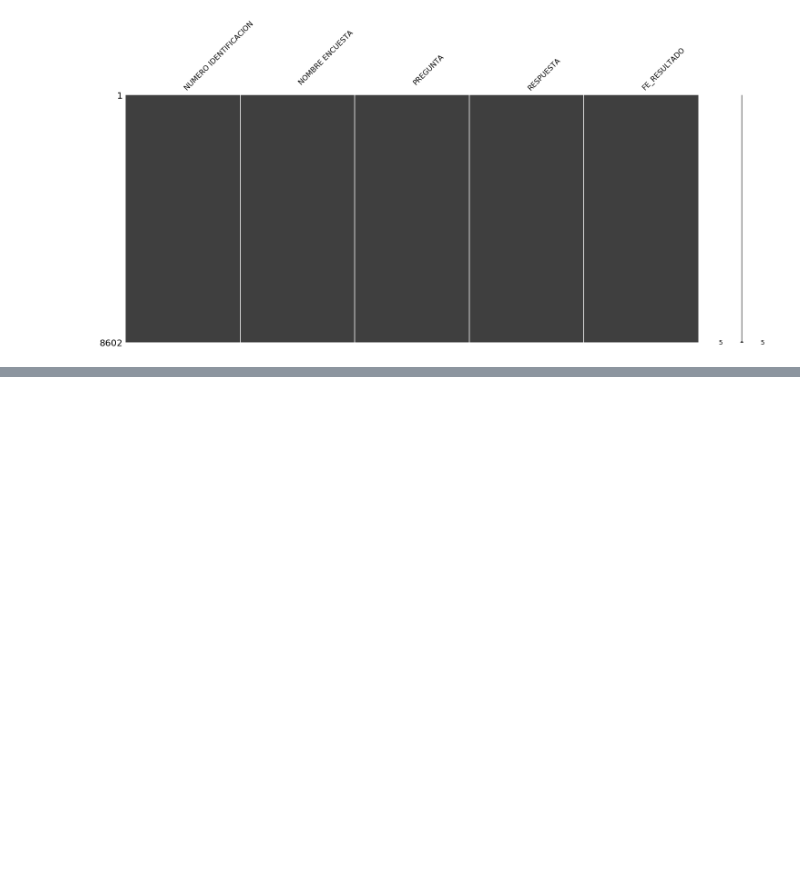
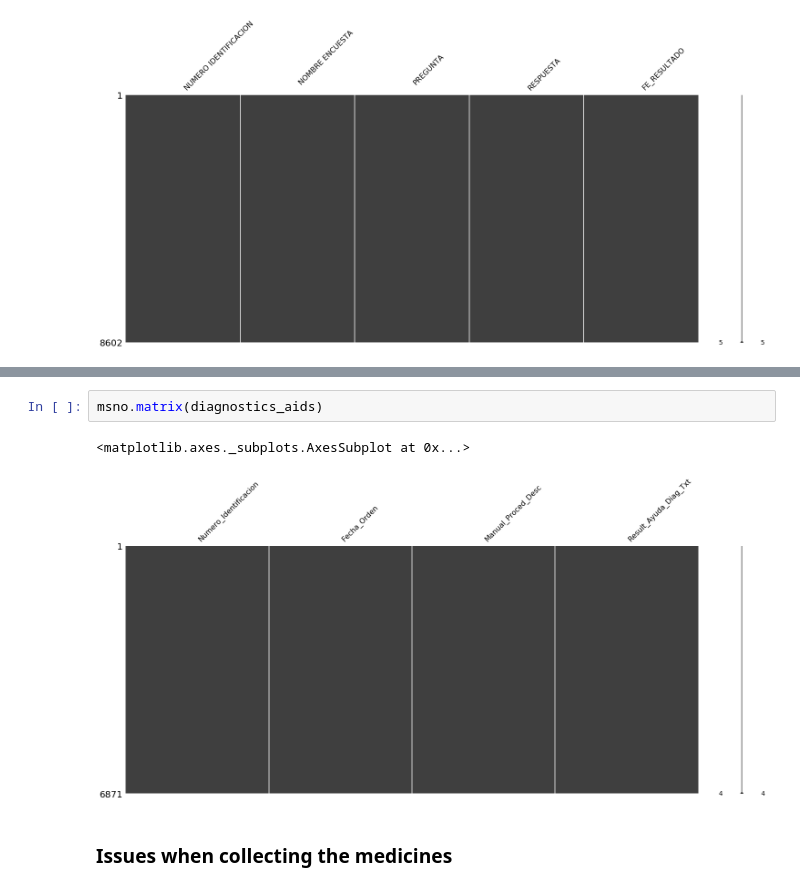
Before and after one commit to DS4A-T22/exploratory_data_analysis, a Jupyter notebook: EDA-01.ipynb, the cells around one changed output, grey strips where cells are left out. Drawn from its saved outputs; the diff is of its cells as text; blank space fills up the shorter version.

```diff
--- a/EDA-01.ipynb
+++ b/EDA-01.ipynb
@@ -322,0 +412,7 @@ msno.matrix(act_disag)
+# %%
+msno.matrix(diagnostics_aids)
+# %% [output]
+<matplotlib.axes._subplots.AxesSubplot at 0x...>
+[figure, added]
+# %% [markdown]
+### Issues when collecting the medicines
```
Also changed, not shown: parts of 45 cells of this notebook.
